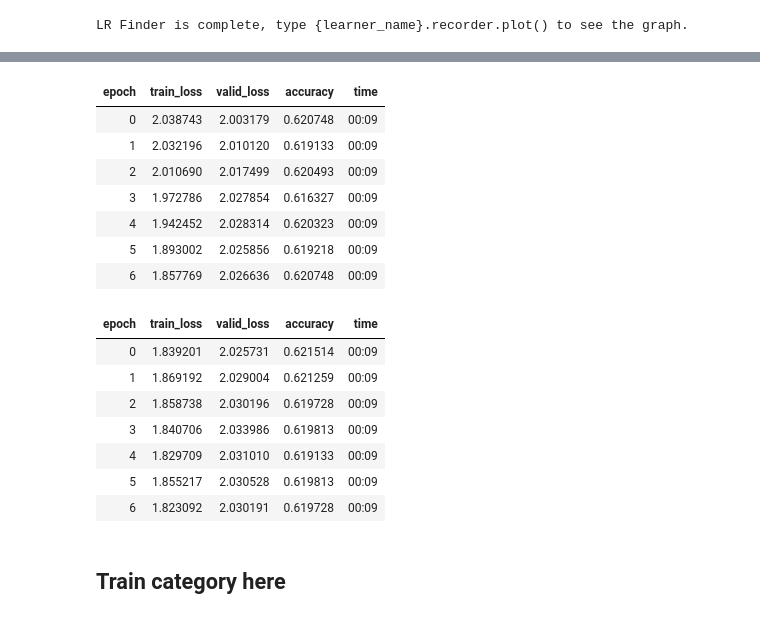
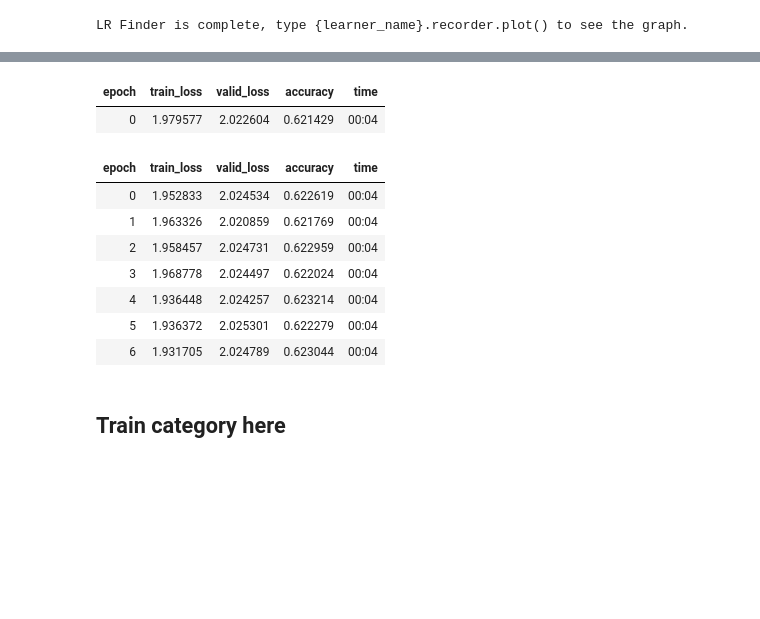
Before and after one commit to SpikeLab-CL/encodings_for_cold_start, a Jupyter notebook: predict_movie_categories.ipynb, the cells around one changed output, grey strips where cells are left out. Drawn from its saved outputs; the diff is of its cells as text; code cells hidden in the pictures; blank space fills up the shorter version.

```diff
--- a/predict_movie_categories.ipynb
+++ b/predict_movie_categories.ipynb
@@ -44,4 +48,4 @@ learn.recorder.plot()
 # %%
-learn.fit_one_cycle(5, 1e-2) #moms=(0.8, 0.7))
+learn.fit_one_cycle(4, 2e-2) #moms=(0.8, 0.7))
 # %% [output]
 | epoch | train_loss | valid_loss | accuracy | time |
@@ -59,6 +62,6 @@ learn.save_encoder('enc_step1')
 # %%
 learn.load_encoder('enc_step1');
 # %%
-learn.fit_one_cycle(3, 1e-3)
+learn.fit_one_cycle(2, 1e-3)
 # %% [output]
 | epoch | train_loss | valid_loss | accuracy | time |
@@ -70,16 +72,10 @@ learn.save_encoder('enc_step2')
 # %%
 learn.load_encoder('enc_step2');
 # %%
-learn.fit_one_cycle(7, slice(5e-3/(2.6**4), 5e-3), moms=(0.8, 0.7))
+learn.fit_one_cycle(1, slice(1e-3/(2.6**4), 1e-3), moms=(0.8, 0.7))
 # %% [output]
 | epoch | train_loss | valid_loss | accuracy | time |
-| 0 | 2.038743 | 2.003179 | 0.620748 | 00:09 |
-| 1 | 2.032196 | 2.010120 | 0.619133 | 00:09 |
-| 2 | 2.010690 | 2.017499 | 0.620493 | 00:09 |
-| 3 | 1.972786 | 2.027854 | 0.616327 | 00:09 |
-| 4 | 1.942452 | 2.028314 | 0.620323 | 00:09 |
-| 5 | 1.893002 | 2.025856 | 0.619218 | 00:09 |
-| 6 | 1.857769 | 2.026636 | 0.620748 | 00:09 |
+| 0 | 1.979577 | 2.022604 | 0.621429 | 00:04 |
 # %%
 learn.save_encoder('enc_step3')
 # %%
@@ -88,13 +84,13 @@ learn.load_encoder('enc_step3');
 learn.fit_one_cycle(7, slice(5e-4/(2.6**4), 5e-4), moms=(0.8, 0.7))
 # %% [output]
 | epoch | train_loss | valid_loss | accuracy | time |
-| 0 | 1.839201 | 2.025731 | 0.621514 | 00:09 |
-| 1 | 1.869192 | 2.029004 | 0.621259 | 00:09 |
-| 2 | 1.858738 | 2.030196 | 0.619728 | 00:09 |
-| 3 | 1.840706 | 2.033986 | 0.619813 | 00:09 |
-| 4 | 1.829709 | 2.031010 | 0.619133 | 00:09 |
-| 5 | 1.855217 | 2.030528 | 0.619813 | 00:09 |
-| 6 | 1.823092 | 2.030191 | 0.619728 | 00:09 |
+| 0 | 1.952833 | 2.024534 | 0.622619 | 00:04 |
+| 1 | 1.963326 | 2.020859 | 0.621769 | 00:04 |
+| 2 | 1.958457 | 2.024731 | 0.622959 | 00:04 |
+| 3 | 1.968778 | 2.024497 | 0.622024 | 00:04 |
+| 4 | 1.936448 | 2.024257 | 0.623214 | 00:04 |
+| 5 | 1.936372 | 2.025301 | 0.622279 | 00:04 |
+| 6 | 1.931705 | 2.024789 | 0.623044 | 00:04 |
 # %%
 learn.save_encoder('movie_encoder')
 # %% [markdown]
```
Also changed, not shown: parts of 36 cells of this notebook, 9 other files.
